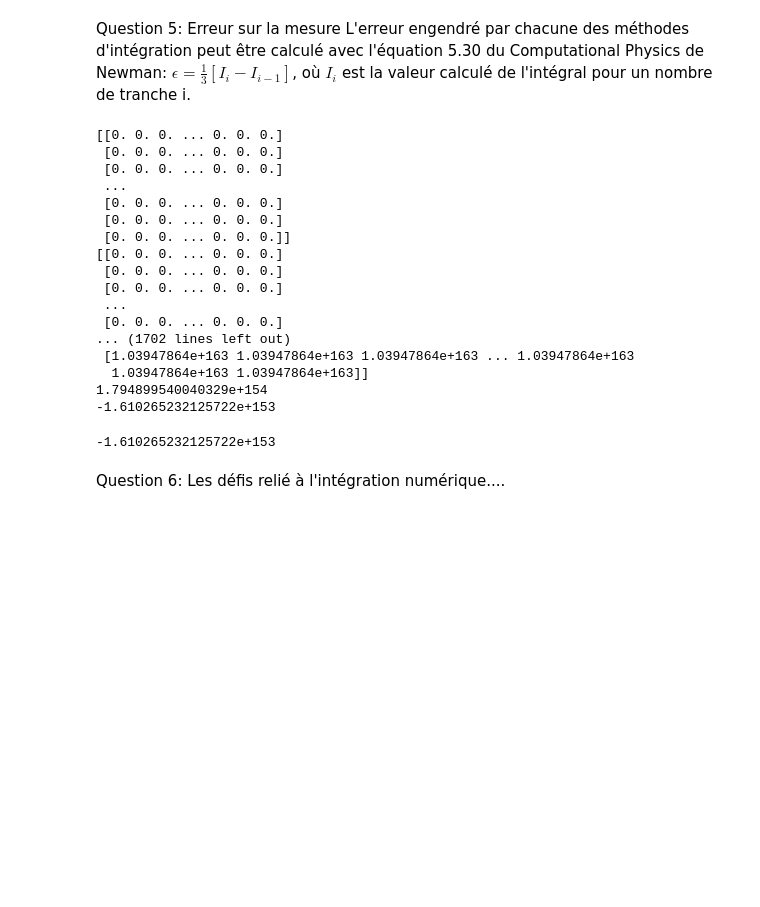
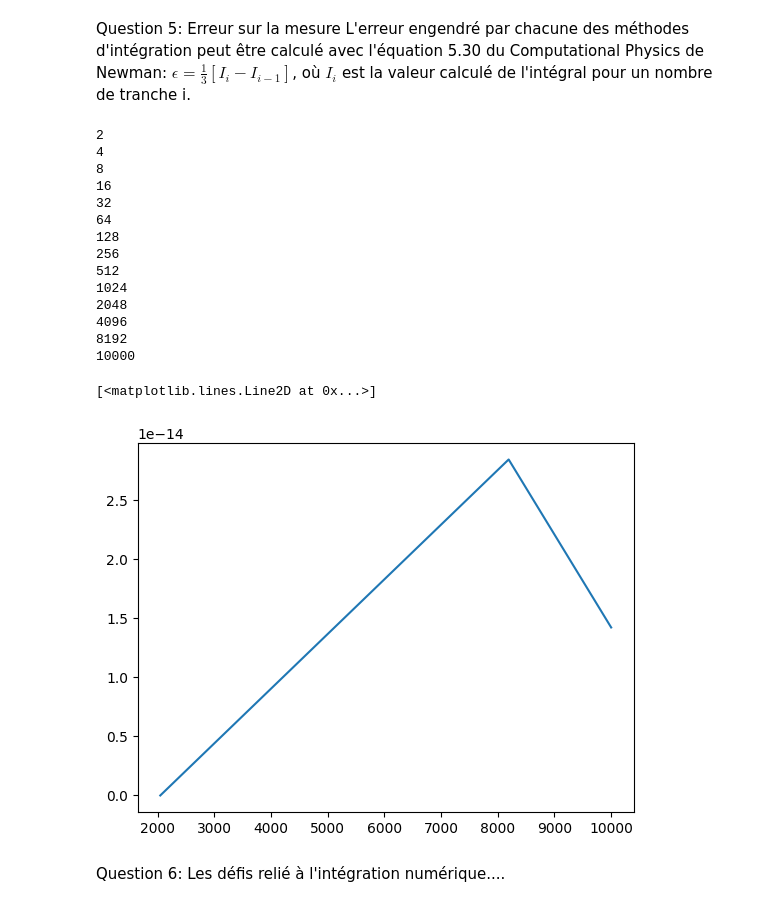
Before and after one commit to gamer39/Physique_numerique, a Jupyter notebook: tp1.ipynb, the cells around one changed output. Drawn from its saved outputs; the diff is of its cells as text; code cells hidden in the pictures; blank space fills up the shorter version.

```diff
--- a/tp1.ipynb
+++ b/tp1.ipynb
@@ -208,42 +208,55 @@ print(romberg(g, 0, 200, 400, 1E-16))
 Question 5: Erreur sur la mesure
 L'erreur engendré par chacune des méthodes d'intégration peut être calculé avec l'équation 5.30 du Computational Physics de Newman: $\epsilon=\frac{1}{3}[I_i-I_{i-1}]$, où $I_i$ est la valeur calculé de l'intégral pour un nombre de tranche i.
 # %%
-def erreur_romberg(I, j):
+def erreur_romberg(f, I):
+    j= I/2
+    j = int(j)
     x = romberg(f, 0, 200, I, 1E-16)
     y =romberg(f, 0, 200, j, 1E-16)
     erreur_romberg = (1/3)*(x-y)
-    print(erreur_romberg)
     return erreur_romberg
 
-def erreur_simpson(I, j):
+def erreur_simpson(f, I):
+    j= I/2
+    j = int(j)
     a = simpson(f, 0, 200, I)
     b = simpson(f, 0, 200, j)
-    erreur_simpson = (1/3)*(a-b)
-    print(erreur_simpson)
+    erreur_simpson = abs((1/3)*(a-b))
     return erreur_simpson
 
-erreur_romberg(200, 100)
+#erreur_romberg(200, 100)
 
-erreur_simpson(10000, 5000)
+erreur_simpson(lambda_ideal, 10000)
+
+liste_erreur = []
+liste_i = []
+
+for i in range(1, 15):
+    n = 2**i
+    if n > 10000:
+        n = 10000
+    liste_i.append(n)
+    print(n)
+    liste_erreur.append(erreur_simpson(lambda_ideal, n))
+plt.plot(liste_i, liste_erreur)
+#plt.plot(liste_i[10:15], liste_erreur[10:15])
 # %% [output]
-[[0. 0. 0. ... 0. 0. 0.]
- [0. 0. 0. ... 0. 0. 0.]
- [0. 0. 0. ... 0. 0. 0.]
- ...
- [0. 0. 0. ... 0. 0. 0.]
- [0. 0. 0. ... 0. 0. 0.]
- [0. 0. 0. ... 0. 0. 0.]]
-[[0. 0. 0. ... 0. 0. 0.]
- [0. 0. 0. ... 0. 0. 0.]
- [0. 0. 0. ... 0. 0. 0.]
- ...
- [0. 0. 0. ... 0. 0. 0.]
-... (1702 lines left out)
- [1.03947864e+163 1.03947864e+163 1.03947864e+163 ... 1.03947864e+163
-  1.03947864e+163 1.03947864e+163]]
-1.794899540040329e+154
--1.610265232125722e+153
+2
+4
+8
+16
+32
+64
+128
+256
+512
+1024
+2048
+4096
+8192
+10000
--1.610265232125722e+153
+[<matplotlib.lines.Line2D at 0x...>]
+[figure, added]
 # %% [markdown]
 Question 6: Les défis relié à l'intégration numérique....
 # %%
```
